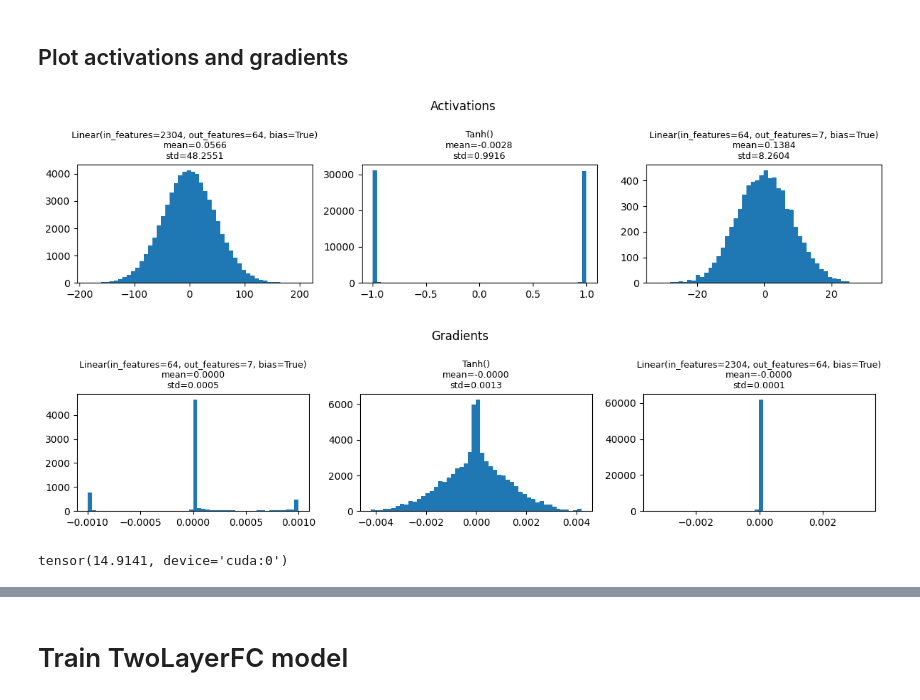
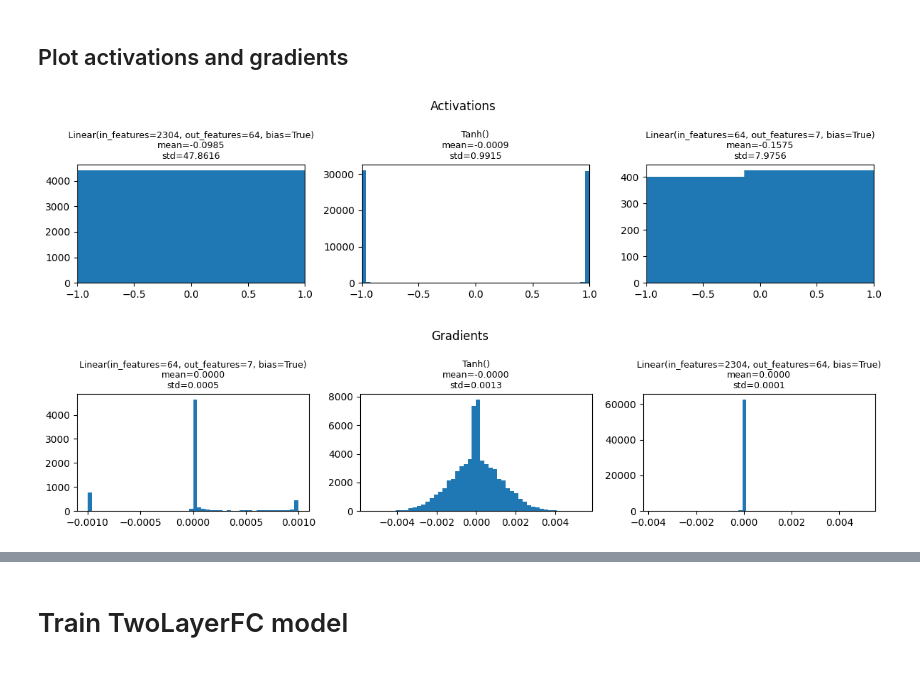
Before and after one commit to SandroBolkvadze/Facial-Expression-Recognition-Kaggle-Competition, a Jupyter notebook: facial-expression-recognition-01.ipynb, the cells around one changed output, grey strips where cells are left out. Saved outputs shown, nothing was run; the diff lists cells and outputs as text; code cells hidden in the pictures.

```diff
--- a/facial-expression-recognition-01.ipynb
+++ b/facial-expression-recognition-01.ipynb
@@ -511,27 +535,27 @@ for h in hooks:
 # %% [markdown]
 ## Plot activations and gradients
 # %%
-def plot_histograms(data, title):
+def plot_histograms(data, title, xlim=None):
     n = len(data)
     fig, axes = plt.subplots(1, n, figsize=(n * 4, 3))
     if n == 1: axes = [axes]
 
     for ax, item in zip(axes, data):
         out = item['out']
         ax.hist(out.cpu().numpy().flatten(), bins=50)
         ax.set_title(f'{item["layer"]}\nmean={out.mean():.4f}\nstd={out.std():.4f}', fontsize=9)
+        if xlim:
+          ax.set_xlim(xlim)
 
     plt.suptitle(title)
     plt.tight_layout()
     plt.show()
 
-plot_histograms(activations, 'Activations')
+plot_histograms(activations, 'Activations', (-1, 1))
 plot_histograms(gradients,   'Gradients')
-print(((gradients[-1]['out'].flatten() != 0).sum() / len(gradients[-1]['out'].flatten())) * 100)
 # %% [output]
-[figure, old version]
+[figure, new version]
-[figure, old version]
+[figure, new version]
-tensor(14.9141, device='cuda:0')
 # %%
 def plot_mean_std(data, title):
   names = [d['layer'] for d in data]
```
Also changed, not shown: parts of 10 cells of this notebook.
